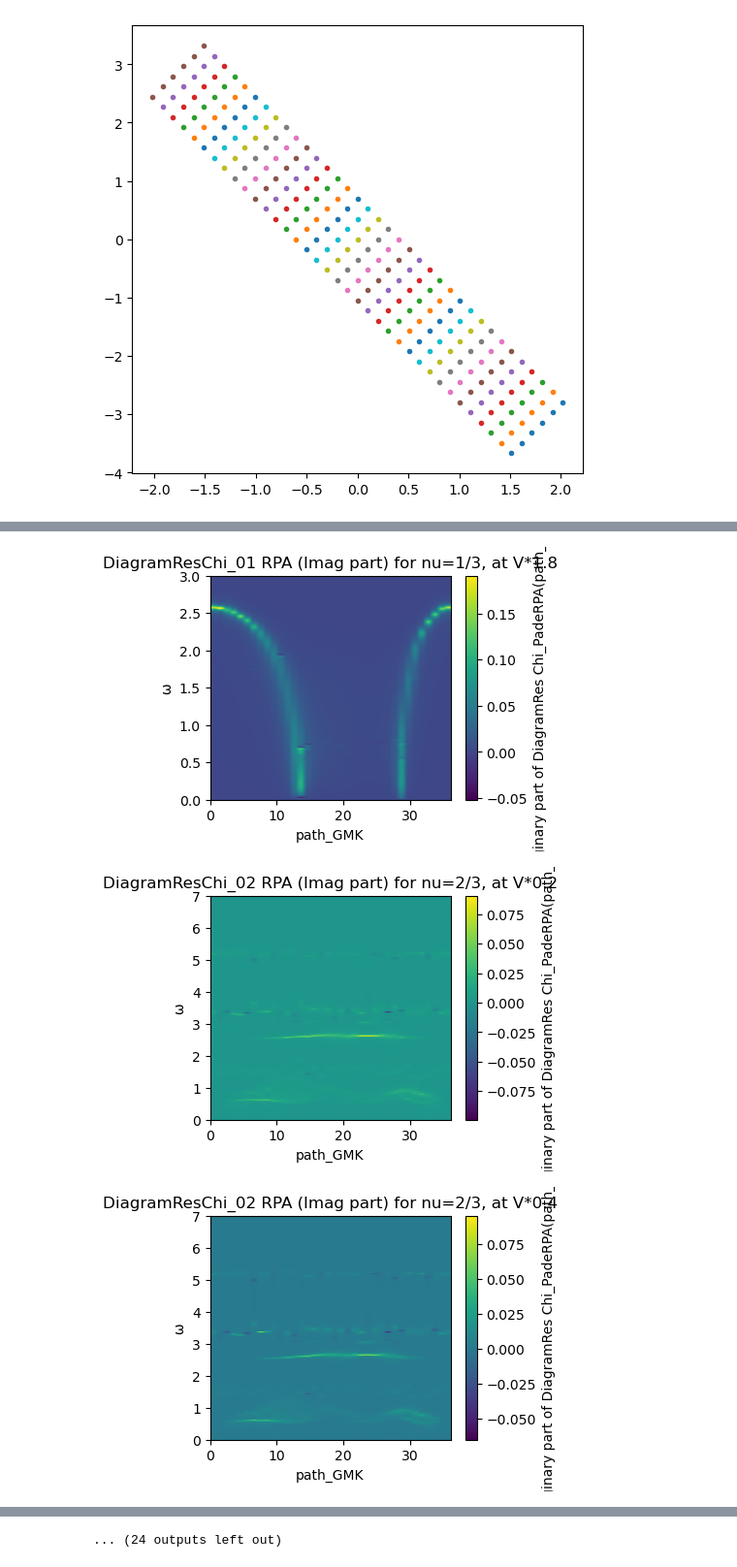
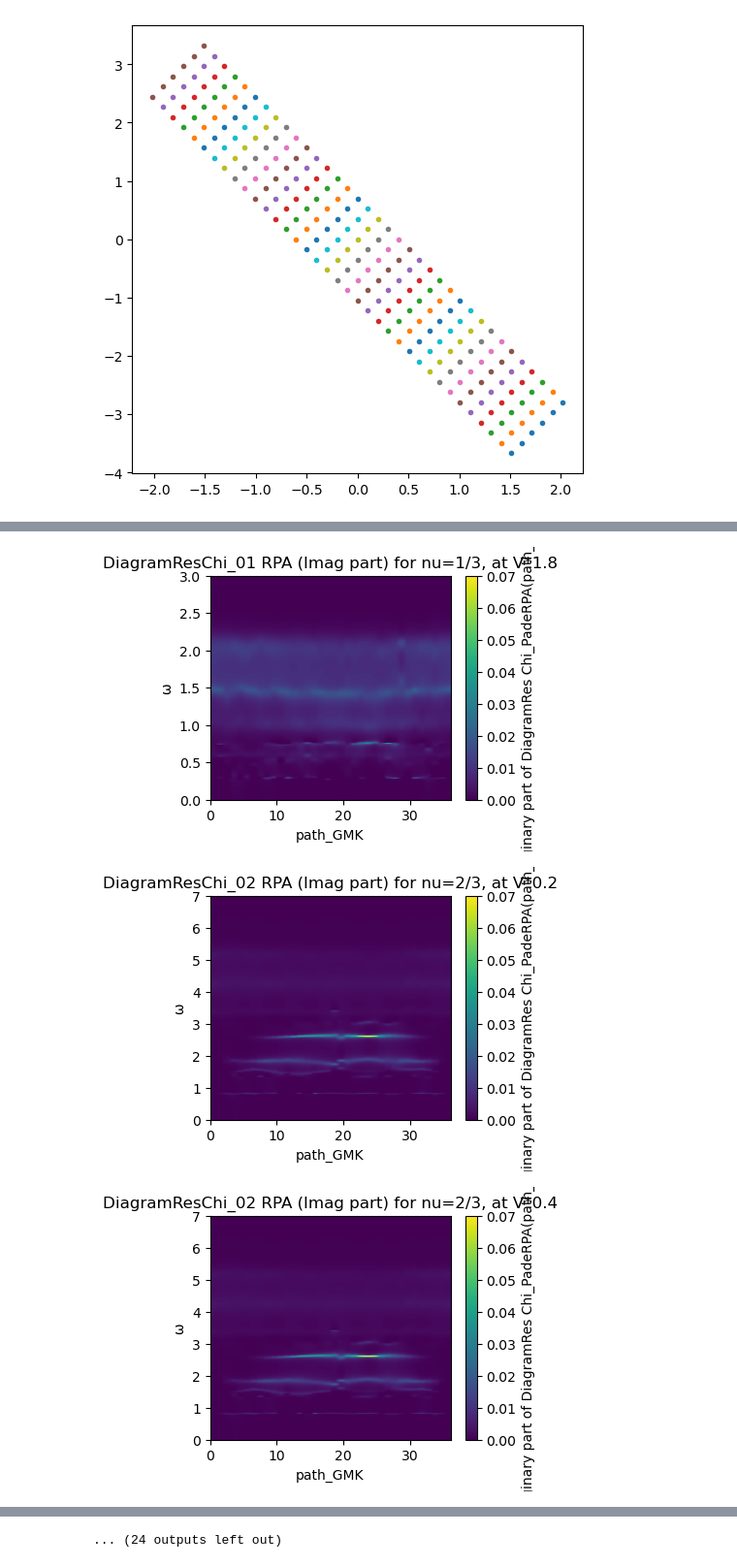
Before and after one commit to TZacha2001/MasterThesisFQHinTMDs, a Jupyter notebook: DD_Response_PADE_FullModel.ipynb, the cells around one changed output, grey strips where cells are left out. Shown at 97% size. Cells and saved outputs as stored; diff of their text form; code cells hidden in the pictures.

```diff
--- a/DD_Response_PADE_FullModel.ipynb
+++ b/DD_Response_PADE_FullModel.ipynb
@@ -706,7 +705,7 @@ def pade_rational_monic(z, pq, r):
 
 def get_PADE3(OMEGA_real, pq_list, r): #2r-1=M, num deg = r-2, denom deg = r
     L, L, N = pq_list.shape
-    PADE_chi_0 = np.ones((L, L, 300), dtype=np.complex128)
+    PADE_chi_0 = np.ones((L, L, 1000), dtype=np.complex128)
     for pp in range(L):
         for qq in range(L):
             PADE_chi_0[pp, qq] = pade_rational_monic(OMEGA_real, pq_list[pp, qq], r)
@@ -764,11 +763,11 @@ def get_Chi1RPA_diagramResTILDE(Chi0_q_ivn_GG1, Chi0_q_ivn_GG1GG2, Chi0_q_ivn_GG
     pq_list_Chi0_GG1 = get_pqList(X_Chi0_GG1, SIGMA_Chi0_GG1)
     Chi0_q_v_GG1 = get_PADE3(omega_real, pq_list_Chi0_GG1, 101)
 
-    X_Chi0_GG1GG2, SIGMA_Chi0_GG1GG2 = get_Xmat(Chi0_q_ivn_GG1GG2[:,:,M:M+402:2], omg_matsGGGG)
+    X_Chi0_GG1GG2, SIGMA_Chi0_GG1GG2 = get_Xmat(Chi0_q_ivn_GG1GG2[:,:,M:M+201:1], omg_matsGGGG)
     pq_list_Chi0_GG1GG2 = get_pqList(X_Chi0_GG1GG2, SIGMA_Chi0_GG1GG2)
     Chi0_q_v_GG1GG2 = get_PADE3(omega_real, pq_list_Chi0_GG1GG2, 101)
 
-    X_Chi0_GGGGGG, SIGMA_Chi0_GGGGGG = get_Xmat(Chi0_q_ivn_GGGGGG[:,:,M:M+804:4], omg_matsGGGGGG)
+    X_Chi0_GGGGGG, SIGMA_Chi0_GGGGGG = get_Xmat(Chi0_q_ivn_GGGGGG[:,:,M:M+201:1], omg_matsGGGGGG)
     pq_list_Chi0_GGGGGG = get_pqList(X_Chi0_GGGGGG, SIGMA_Chi0_GGGGGG)
     Chi0_q_v_GGGGGG = get_PADE3(omega_real, pq_list_Chi0_GGGGGG, 101)
 
@@ -813,15 +812,15 @@ def get_Chi2RPA_diagramResTILDE(Chi0_q_ivn_GG1, Chi0_q_ivn_GG3, Chi0_q_ivn_GG1GG
     return Chi_q_v_list1, Chi_q_v_list2
 # %%
 eTa = 0.3*1e-2
-OMEGA_real = np.linspace(0.0, 3, 300, dtype=np.complex128)+1j*eTa*np.ones(300, dtype=np.complex128)
-OMEGA_real1 = np.linspace(0.0, 3, 300, dtype=np.complex128)+1j*eTa*np.ones(300, dtype=np.complex128)
-OMEGA_real2 = np.linspace(0.0, 7, 300, dtype=np.complex128)+1j*eTa*np.ones(300, dtype=np.complex128)
-V_qNN_1rep = get_V_NN_NNN_NNNN_q(kGridMat_e, 30, -0, -0)
-V_qNN_1attr = get_V_NN_NNN_NNNN_q(kGridMat_e, -30, 0.0, -0.0)
-V_qNN_2rep = get_V_NN_NNN_NNNN_q(kGridMat_e, -60, -0.0, 0.0)
-V_qNN_2attr = get_V_NN_NNN_NNNN_q(kGridMat_e, 60, -0, -0.0)
+OMEGA_real = np.linspace(0.0, 3, 1000, dtype=np.complex128)+1j*eTa*np.ones(1000, dtype=np.complex128)
+OMEGA_real1 = np.linspace(0.0, 3, 1000, dtype=np.complex128)+1j*eTa*np.ones(1000, dtype=np.complex128)
+OMEGA_real2 = np.linspace(0.0, 7, 1000, dtype=np.complex128)+1j*eTa*np.ones(1000, dtype=np.complex128)
+V_qNN_1rep = get_V_NN_NNN_NNNN_q(kGridMat_e, 3, -0, -0)
+V_qNN_1attr = get_V_NN_NNN_NNNN_q(kGridMat_e, -3, 0.0, -0.0)
+V_qNN_2rep = get_V_NN_NNN_NNNN_q(kGridMat_e, -6, -0.0, 0.0)
+V_qNN_2attr = get_V_NN_NNN_NNNN_q(kGridMat_e, 6, -0, -0.0)
 # %%
-Chi1RPA_diagramResTILDE_list, Chi1RPA_diagramResTILDEattr_list = get_Chi1RPA_diagramResTILDE(Chi01_q_ivn_GG1, Chi01_q_ivn_GG1GG2, Chi01_q_ivn_GGGGGG, V_qNN_1rep, V_qNN_1attr, OMEGA_real1, ivn_mats1GG, ivn_mats1GGGG, ivn_mats1GGGGGG, Vscale=9, r=101)
+Chi1RPA_diagramResTILDE_list, Chi1RPA_diagramResTILDEattr_list = get_Chi1RPA_diagramResTILDE(Chi01_q_ivn_GG1, Chi01_q_ivn_GG1GG2, Chi01_q_ivn_GGGGGG, V_qNN_1rep, V_qNN_1attr, OMEGA_real1, ivn_mats1GG, ivn_mats1GG, ivn_mats1GG, Vscale=9, r=101)
 Chi2RPA_diagramResTILDE_list, Chi2RPA_diagramResTILDEattr_list = get_Chi2RPA_diagramResTILDE(Chi02_q_ivn_GG1, Chi02_q_ivn_GG3, Chi02_q_ivn_GG1GG2, Chi02_q_ivn_GG2GG3, Chi02_q_ivn_GGGGGG, V_qNN_2rep, V_qNN_2attr, OMEGA_real2, ivn_mats2GG, ivn_mats2GGGG, ivn_mats2GGGGGG, Vscale=9, r=101)
 # %%
 #Create path in k-space: Gamma-M-K-Gamma
@@ -858,7 +888,7 @@ Vs02 = len(V2_list)
 # %%
 for a in range(Vs01):
     plt.figure(figsize=(4, 3))
-    plt.imshow(np.imag(np.transpose(Chi1RPA_diagramResTILDE_path_list[a])), extent=(0, 3*L, 0, 3), origin='lower', aspect='auto')
+    plt.imshow(np.imag(np.transpose(Chi1RPA_diagramResTILDE_path_list[a])), extent=(0, 3*L3, 0, 3), origin='lower', aspect='auto', vmin=0.0, vmax=0.07)
     plt.colorbar(label='Imaginary part of DiagramRes Chi_PadeRPA(path_GMK, :)')
     plt.title('DiagramResChi_01 RPA (Imag part) for nu=1/3, at V*'+str(V1_list[a]))
     plt.xlabel('path_GMK')
@@ -867,7 +897,7 @@ for a in range(Vs01):
 
 for a in range(Vs02):
     plt.figure(figsize=(4, 3))
-    plt.imshow(np.imag(np.transpose(Chi2RPA_diagramResTILDE_path_list[a])), extent=(0, 3*L, 0, 7), origin='lower', aspect='auto')
+    plt.imshow(np.imag(np.transpose(Chi2RPA_diagramResTILDE_path_list[a])), extent=(0, 3*L3, 0, 7), origin='lower', aspect='auto', vmin=0.0, vmax=0.07)
     plt.colorbar(label='Imaginary part of DiagramRes Chi_PadeRPA(path_GMK, :)')
     plt.title('DiagramResChi_02 RPA (Imag part) for nu=2/3, at V*'+str(V2_list[a]))
     plt.xlabel('path_GMK')
@@ -876,7 +906,7 @@ for a in range(Vs02):
 
 for a in range(Vs01):
     plt.figure(figsize=(4, 3))
-    plt.imshow(np.imag(np.transpose(Chi1RPA_diagramResTILDEattr_path_list[a])), extent=(0, 3*L, 0, 3), origin='lower', aspect='auto')
+    plt.imshow(np.imag(np.transpose(Chi1RPA_diagramResTILDEattr_path_list[a])), extent=(0, 3*L3, 0, 3), origin='lower', aspect='auto', vmin=0.0, vmax=0.07)
     plt.colorbar(label='Imaginary part of DiagramRes Chi_PadeRPA(path_GMK, :)')
     plt.title('attractive VDiagramResChi_01 RPA (Imag part) for nu=1/3, at V*'+str(V1_list[a]))
     plt.xlabel('path_GMK')
@@ -885,7 +915,7 @@ for a in range(Vs01):
 
 for a in range(Vs02):
     plt.figure(figsize=(4, 3))
-    plt.imshow(np.imag(np.transpose(Chi2RPA_diagramResTILDEattr_path_list[a])), extent=(0, 3*L, 0, 7), origin='lower', aspect='auto')
+    plt.imshow(np.imag(np.transpose(Chi2RPA_diagramResTILDEattr_path_list[a])), extent=(0, 3*L3, 0, 7), origin='lower', aspect='auto', vmin=0.0, vmax=0.07)
     plt.colorbar(label='Imaginary part of DiagramRes Chi_PadeRPA(path_GMK, :)')
     plt.title('attractive V DiagramResChi_02 RPA (Imag part) for nu=2/3, at V*'+str(V2_list[a]))
     plt.xlabel('path_GMK')
@@ -903,3 +933,3 @@ for a in range(Vs02):
-[figure, old version]
+[figure, new version]
-[figure, old version]
+[figure, new version]
-[figure, old version]
+[figure, new version]
```
Also changed, not shown: parts of 7 cells of this notebook, 4 other files.
